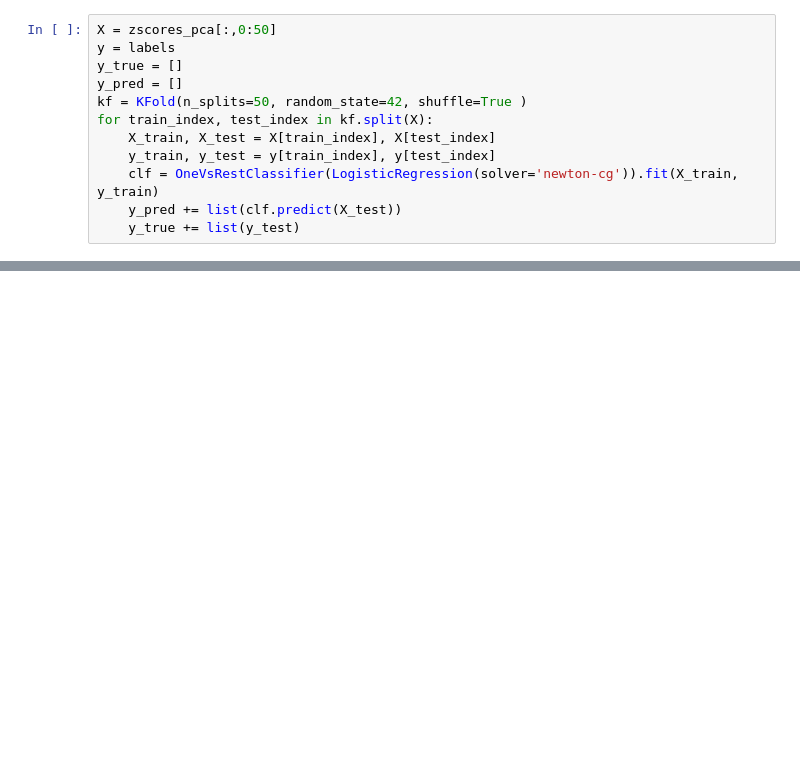
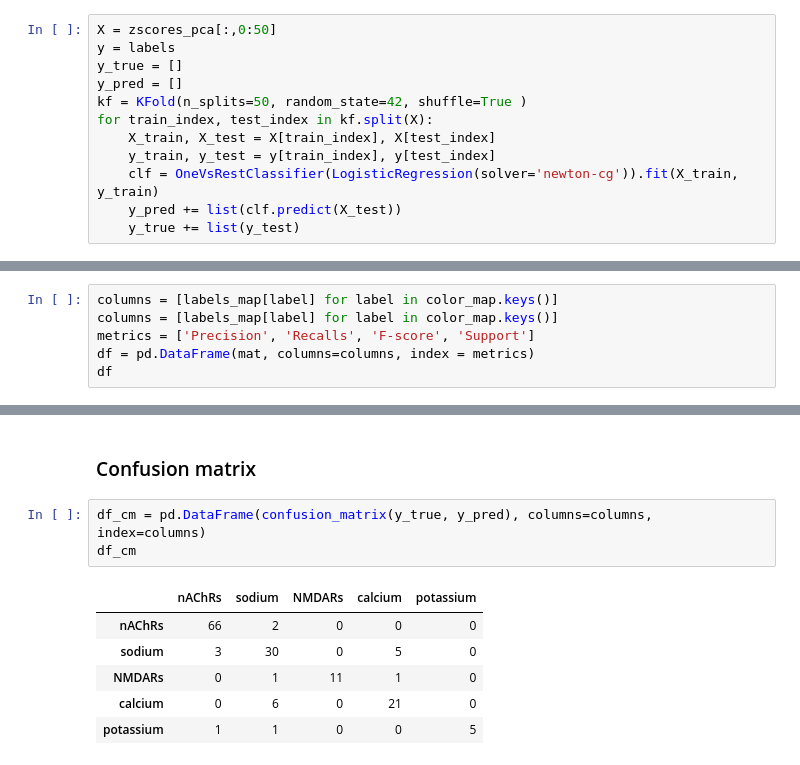
Before and after one commit to pgniewko/conotoxins, a Jupyter notebook: nb/tSNE-MLR.ipynb, the cells around one changed output, grey strips where cells are left out. Cells and saved outputs as stored; diff of their text form; blank space fills up the shorter version.

```diff
--- a/nb/tSNE-MLR.ipynb
+++ b/nb/tSNE-MLR.ipynb
@@ -199,0 +290,6 @@ array([[66,  2,  0,  0,  0],
+# %%
+columns = [labels_map[label] for label in color_map.keys()]
+columns = [labels_map[label] for label in color_map.keys()]
+metrics = ['Precision', 'Recalls', 'F-score', 'Support']
+df = pd.DataFrame(mat, columns=columns, index = metrics)
+df
@@ -199,0 +302,12 @@ array([[66,  2,  0,  0,  0],
+# %% [markdown]
+### Confusion matrix
+# %%
+df_cm = pd.DataFrame(confusion_matrix(y_true, y_pred), columns=columns, index=columns)
+df_cm
+# %% [output]
+|  | nAChRs | sodium | NMDARs | calcium | potassium |
+| nAChRs | 66 | 2 | 0 | 0 | 0 |
+| sodium | 3 | 30 | 0 | 5 | 0 |
+| NMDARs | 0 | 1 | 11 | 1 | 0 |
+| calcium | 0 | 6 | 0 | 21 | 0 |
+| potassium | 1 | 1 | 0 | 0 | 5 |
```
Also changed, not shown: parts of 15 cells of this notebook, 3 other files.
